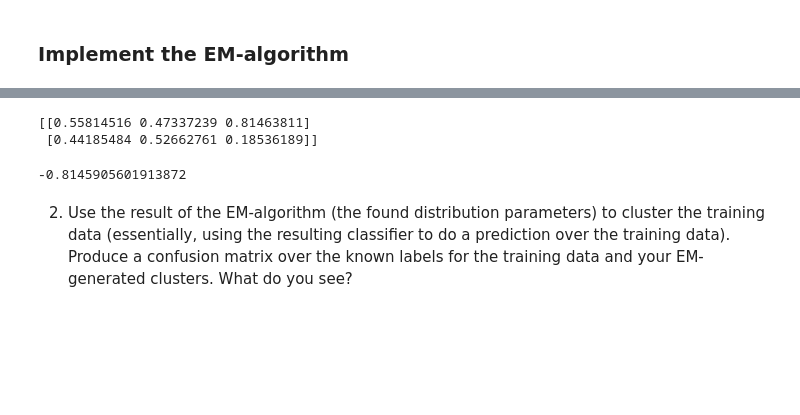
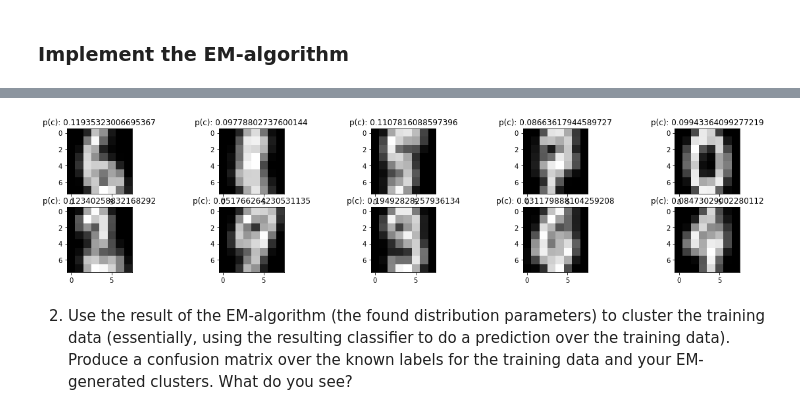
Before and after one commit to samuellundberg/EDAN95, a Jupyter notebook: lab6/lab6.ipynb, the cells around one changed output, grey strips where cells are left out. Drawn from its saved outputs; the diff is of its cells as text; code cells hidden in the pictures; blank space fills up the shorter version.

```diff
--- a/lab6/lab6.ipynb
+++ b/lab6/lab6.ipynb
@@ -161,25 +174,10 @@ array([6.00141841e-06, 1.74008266e-08, 3.93924813e-06, 3.95617502e-05,
-# %%
-# Just me testing stuff
-
-mat = np.random.rand(2, 3)
-for i in range(3):
-    mat[:,i] /= sum(mat[:,i])
-i,j=np.shape(mat)
-v = np.ones(2)
-print(mat)
-r = np.random.choice(10, 3)
-v = np.array([1,2,3,4,5,6,7,8,9, 10])
-v[r]
-np.sum(mat,1)
-np.max(data_1_train)
-X = data_1_train
-M = np.mean(X)
-S = np.std(X)
-X = (X - M) / S
-np.min(X)
-# %% [output]
-[[0.55814516 0.47337239 0.81463811]
- [0.44185484 0.52662761 0.18536189]]
--0.8145905601913872
+# %%
+plt.figure(figsize=(20,4))
+for k in range(K):
+    plt.subplot(2, 5, k + 1)
+    plt.imshow(np.reshape(Mu[k], (8,8)), cmap=plt.cm.gray)
+    plt.title('p(c): {}'.format(np.exp(Pi[k]), fontsize = 15))
+# %% [output]
+[figure, added]
 # %% [markdown]
 2. Use the result of the EM-algorithm (the found distribution parameters) to cluster the training data (essentially, using the resulting classifier to do a prediction over the training data). Produce a confusion matrix over the known labels for the training data and your EM-generated clusters. What do you see?
```
Also changed, not shown: parts of 7 cells of this notebook, 1 other file.
